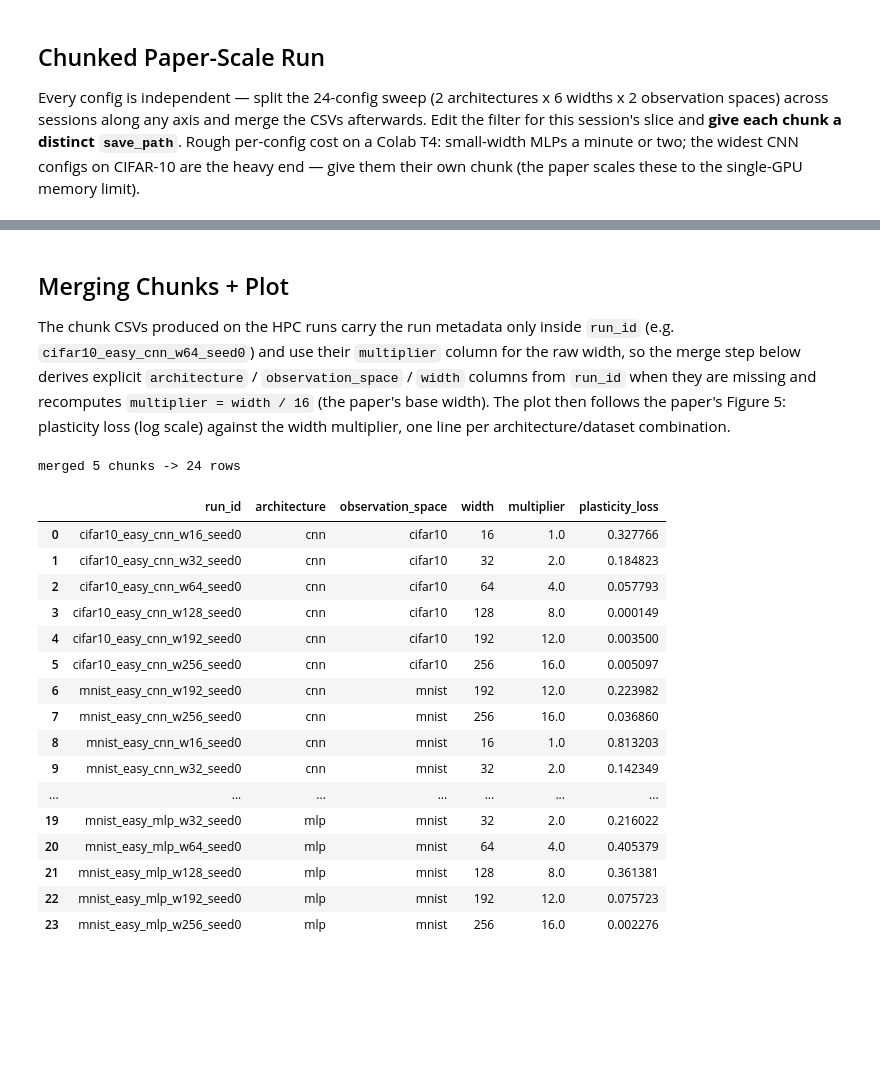
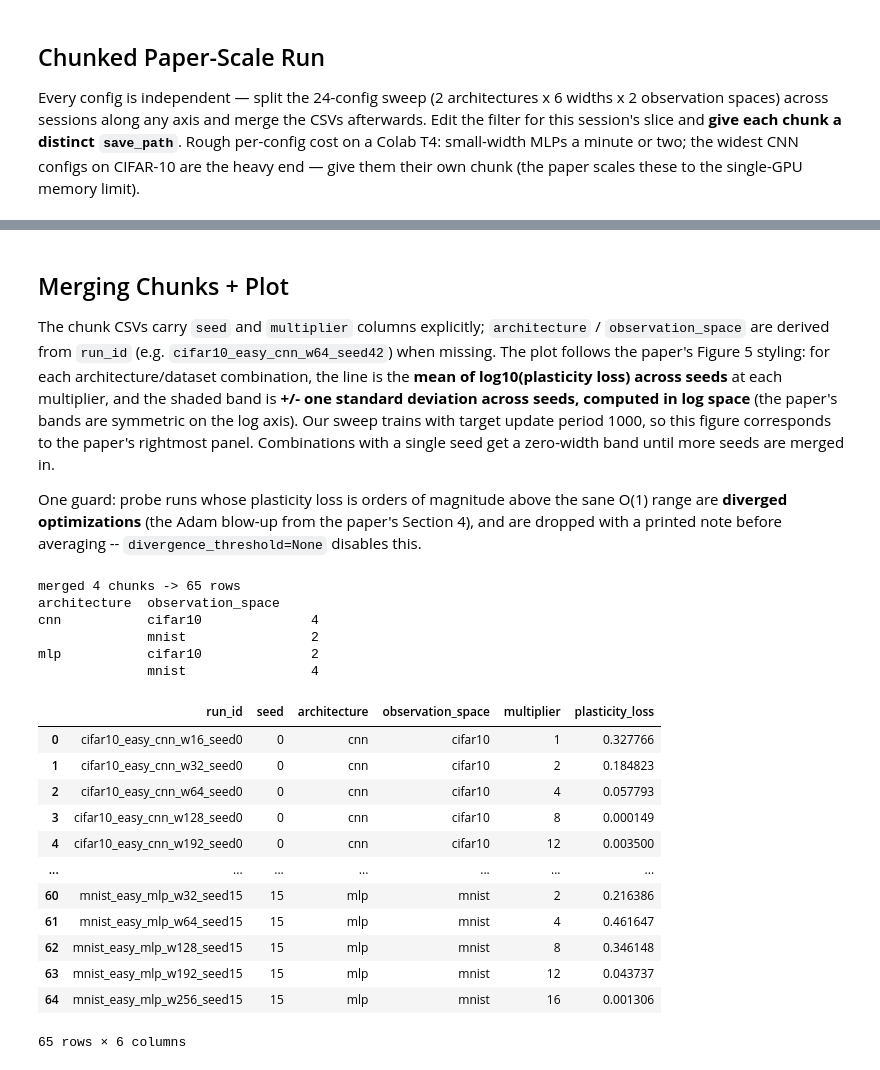
Before and after one commit to mahdigheidi/Masters-Study-Project, a Jupyter notebook: notebooks/figure5_width_sweep_standalone.ipynb, the cells around one changed output, grey strips where cells are left out. Saved outputs shown, nothing was run; the diff lists cells and outputs as text; code cells hidden in the pictures; blank space fills up the shorter version.

```diff
--- a/notebooks/figure5_width_sweep_standalone.ipynb
+++ b/notebooks/figure5_width_sweep_standalone.ipynb
@@ -253,7 +253,7 @@ class ReplayBuffer:
 # %%
 @dataclass
 class ClassificationDQNConfig:
-    seed: int = 42
+    seed: int = 13
     data_root: str = "./data"
     download: bool = True
     observation_space: str = "mnist"
@@ -713,7 +734,9 @@ KeyboardInterrupt:
 # %% [markdown]
 ## Merging Chunks + Plot
 
-The chunk CSVs produced on the HPC runs carry the run metadata only inside `run_id` (e.g. `cifar10_easy_cnn_w64_seed0`) and use their `multiplier` column for the raw width, so the merge step below derives explicit `architecture` / `observation_space` / `width` columns from `run_id` when they are missing and recomputes `multiplier = width / 16` (the paper's base width). The plot then follows the paper's Figure 5: plasticity loss (log scale) against the width multiplier, one line per architecture/dataset combination.
+The chunk CSVs carry `seed` and `multiplier` columns explicitly; `architecture` / `observation_space` are derived from `run_id` (e.g. `cifar10_easy_cnn_w64_seed42`) when missing. The plot follows the paper's Figure 5 styling: for each architecture/dataset combination, the line is the **mean of log10(plasticity loss) across seeds** at each multiplier, and the shaded band is **+/- one standard deviation across seeds, computed in log space** (the paper's bands are symmetric on the log axis). Our sweep trains with target update period 1000, so this figure corresponds to the paper's rightmost panel. Combinations with a single seed get a zero-width band until more seeds are merged in.
+
+One guard: probe runs whose plasticity loss is orders of magnitude above the sane O(1) range are **diverged optimizations** (the Adam blow-up from the paper's Section 4), and are dropped with a printed note before averaging -- `divergence_threshold=None` disables this.
 # %%
 import glob
 
@@ -721,53 +744,59 @@ BASE_WIDTH = 16  # paper: base width 16, multipliers 1, 2, 4, 8, 12, 16
 
 
 def normalize_width_rows(df):
     """Fill metadata columns for rows that only carry them inside run_id."""
     df = df.copy()
     if "run_id" in df.columns:
         parts = df["run_id"].str.split("_")
         derived = {
             "observation_space": parts.str[0],
             "environment": parts.str[1],
             "architecture": parts.str[2],
-            "width": df["run_id"].str.extract(r"_w(\d+)_")[0].astype(float),
         }
         for column, values in derived.items():
             if column not in df.columns:
                 df[column] = values
             else:
                 df[column] = df[column].fillna(values)
-    df["width"] = df["width"].astype(int)
-    df["multiplier"] = df["width"] / BASE_WIDTH
+        if "seed" not in df.columns:
+            df["seed"] = df["run_id"].str.extract(r"_seed(\d+)$")[0].astype(int)
+        if "width" not in df.columns:
+            df["width"] = df["run_id"].str.extract(r"_w(\d+)_")[0].astype(int)
+    if "multiplier" not in df.columns:
+        df["multiplier"] = df["width"] / BASE_WIDTH
     return df
 
 
 chunk_paths = sorted(glob.glob(str(TABLES_DIR / "figure5_chunk_*.csv")))
 if chunk_paths:
     width_df = pd.concat([pd.read_csv(p) for p in chunk_paths], ignore_index=True)
     width_df = normalize_width_rows(width_df)
     print(f"merged {len(chunk_paths)} chunks -> {len(width_df)} rows")
 else:
     width_df = normalize_width_rows(smoke_df)
     print("no chunk files found; using smoke results")
 
-width_df[["run_id", "architecture", "observation_space", "width", "multiplier", "plasticity_loss"]]
+print(width_df.groupby(["architecture", "observation_space"])["seed"].nunique()
+      .rename("num_seeds").to_string())
+width_df[["run_id", "seed", "architecture", "observation_space", "multiplier", "plasticity_loss"]]
 # %% [output]
-merged 5 chunks -> 24 rows
+merged 4 chunks -> 65 rows
+architecture  observation_space
+cnn           cifar10              4
+              mnist                2
+mlp           cifar10              2
+              mnist                4
-|  | run_id | architecture | observation_space | width | multiplier | plasticity_loss |
-| 0 | cifar10_easy_cnn_w16_seed0 | cnn | cifar10 | 16 | 1.0 | 0.327766 |
-| 1 | cifar10_easy_cnn_w32_seed0 | cnn | cifar10 | 32 | 2.0 | 0.184823 |
-| 2 | cifar10_easy_cnn_w64_seed0 | cnn | cifar10 | 64 | 4.0 | 0.057793 |
-| 3 | cifar10_easy_cnn_w128_seed0 | cnn | cifar10 | 128 | 8.0 | 0.000149 |
-| 4 | cifar10_easy_cnn_w192_seed0 | cnn | cifar10 | 192 | 12.0 | 0.003500 |
-| 5 | cifar10_easy_cnn_w256_seed0 | cnn | cifar10 | 256 | 16.0 | 0.005097 |
-| 6 | mnist_easy_cnn_w192_seed0 | cnn | mnist | 192 | 12.0 | 0.223982 |
-| 7 | mnist_easy_cnn_w256_seed0 | cnn | mnist | 256 | 16.0 | 0.036860 |
-| 8 | mnist_easy_cnn_w16_seed0 | cnn | mnist | 16 | 1.0 | 0.813203 |
-| 9 | mnist_easy_cnn_w32_seed0 | cnn | mnist | 32 | 2.0 | 0.142349 |
+|  | run_id | seed | architecture | observation_space | multiplier | plasticity_loss |
+| 0 | cifar10_easy_cnn_w16_seed0 | 0 | cnn | cifar10 | 1 | 0.327766 |
+| 1 | cifar10_easy_cnn_w32_seed0 | 0 | cnn | cifar10 | 2 | 0.184823 |
+| 2 | cifar10_easy_cnn_w64_seed0 | 0 | cnn | cifar10 | 4 | 0.057793 |
+| 3 | cifar10_easy_cnn_w128_seed0 | 0 | cnn | cifar10 | 8 | 0.000149 |
+| 4 | cifar10_easy_cnn_w192_seed0 | 0 | cnn | cifar10 | 12 | 0.003500 |
 | ... | ... | ... | ... | ... | ... | ... |
-| 19 | mnist_easy_mlp_w32_seed0 | mlp | mnist | 32 | 2.0 | 0.216022 |
-| 20 | mnist_easy_mlp_w64_seed0 | mlp | mnist | 64 | 4.0 | 0.405379 |
-| 21 | mnist_easy_mlp_w128_seed0 | mlp | mnist | 128 | 8.0 | 0.361381 |
-| 22 | mnist_easy_mlp_w192_seed0 | mlp | mnist | 192 | 12.0 | 0.075723 |
-| 23 | mnist_easy_mlp_w256_seed0 | mlp | mnist | 256 | 16.0 | 0.002276 |
+| 60 | mnist_easy_mlp_w32_seed15 | 15 | mlp | mnist | 2 | 0.216386 |
+| 61 | mnist_easy_mlp_w64_seed15 | 15 | mlp | mnist | 4 | 0.461647 |
+| 62 | mnist_easy_mlp_w128_seed15 | 15 | mlp | mnist | 8 | 0.346148 |
+| 63 | mnist_easy_mlp_w192_seed15 | 15 | mlp | mnist | 12 | 0.043737 |
+| 64 | mnist_easy_mlp_w256_seed15 | 15 | mlp | mnist | 16 | 0.001306 |
+65 rows × 6 columns
 # %%
```
Also changed, not shown: parts of 3 cells of this notebook, 48 other files.
